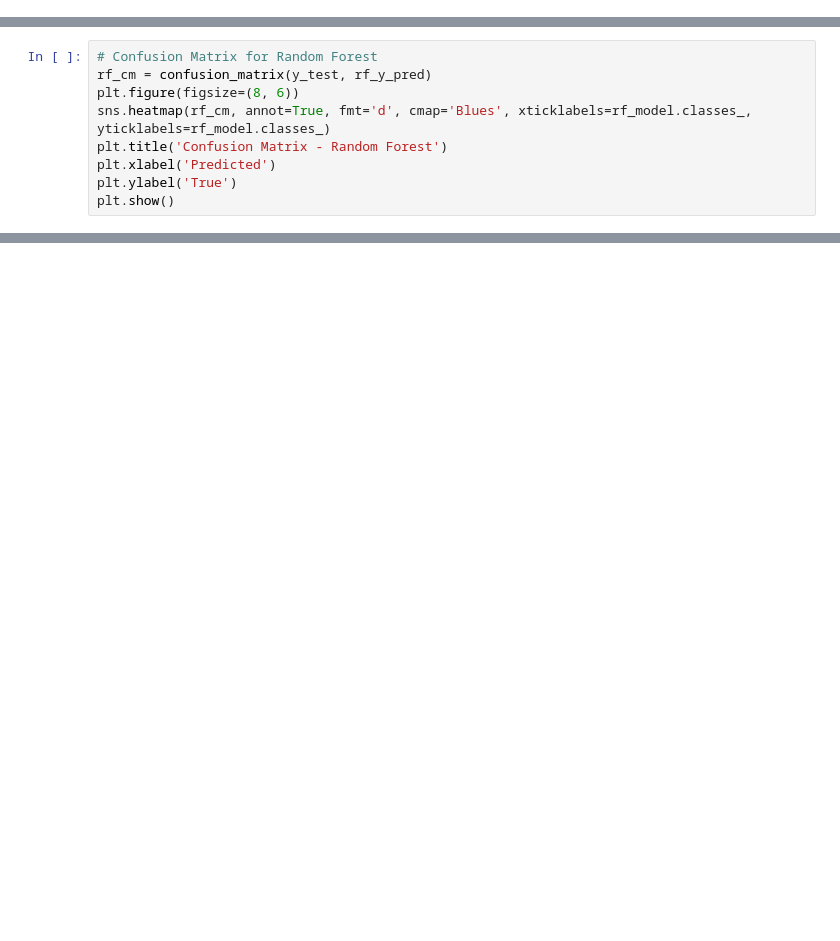
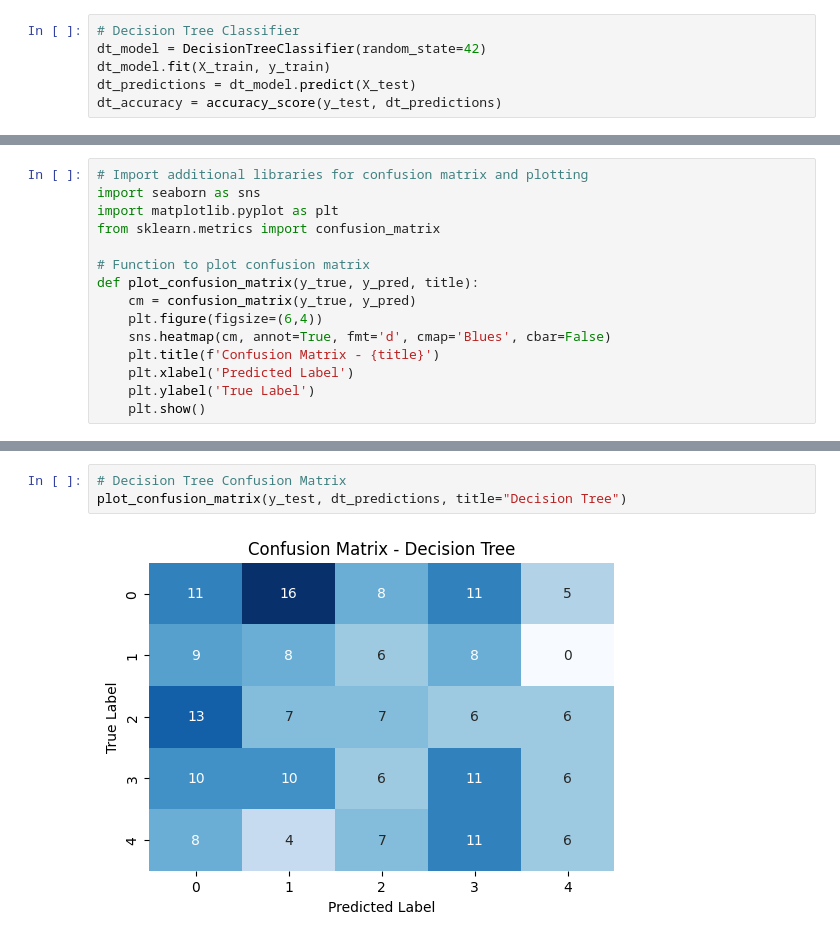
Before and after one commit to kishan20-00/Drug_detector, a Jupyter notebook: herbicide_detect/model.ipynb, the cells around one changed output, grey strips where cells are left out. Cells and saved outputs as stored; diff of their text form; blank space fills up the shorter version.

```diff
--- a/herbicide_detect/model.ipynb
+++ b/herbicide_detect/model.ipynb
@@ -73,0 +47,6 @@ weighted avg       0.12      0.12      0.12       200
+# %%
+# Decision Tree Classifier
+dt_model = DecisionTreeClassifier(random_state=42)
+dt_model.fit(X_train, y_train)
+dt_predictions = dt_model.predict(X_test)
+dt_accuracy = accuracy_score(y_test, dt_predictions)
@@ -74,9 +68,15 @@ weighted avg       0.12      0.12      0.12       200
 # %%
-# Confusion Matrix for Random Forest
-rf_cm = confusion_matrix(y_test, rf_y_pred)
-plt.figure(figsize=(8, 6))
-sns.heatmap(rf_cm, annot=True, fmt='d', cmap='Blues', xticklabels=rf_model.classes_, yticklabels=rf_model.classes_)
-plt.title('Confusion Matrix - Random Forest')
-plt.xlabel('Predicted')
-plt.ylabel('True')
-plt.show()
+# Import additional libraries for confusion matrix and plotting
+import seaborn as sns
+import matplotlib.pyplot as plt
+from sklearn.metrics import confusion_matrix
+
+# Function to plot confusion matrix
+def plot_confusion_matrix(y_true, y_pred, title):
+    cm = confusion_matrix(y_true, y_pred)
+    plt.figure(figsize=(6,4))
+    sns.heatmap(cm, annot=True, fmt='d', cmap='Blues', cbar=False)
+    plt.title(f'Confusion Matrix - {title}')
+    plt.xlabel('Predicted Label')
+    plt.ylabel('True Label')
+    plt.show()
@@ -199,0 +88,5 @@ ValueError: y contains previously unseen labels: ['Propanil']
+# %%
+# Decision Tree Confusion Matrix
+plot_confusion_matrix(y_test, dt_predictions, title="Decision Tree")
+# %% [output]
+[figure, added]
```
Also changed, not shown: parts of 23 cells of this notebook, 41 other files.
